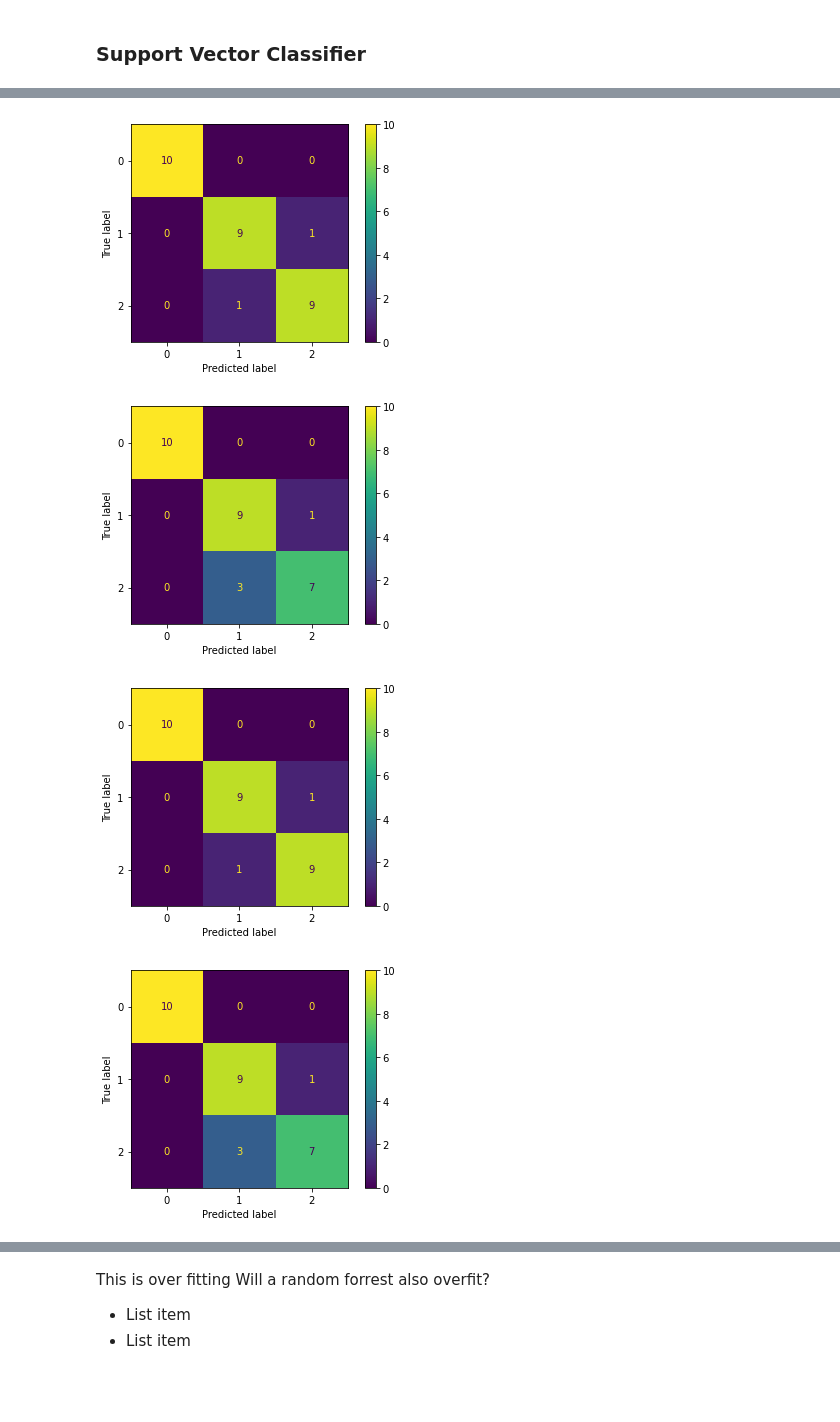
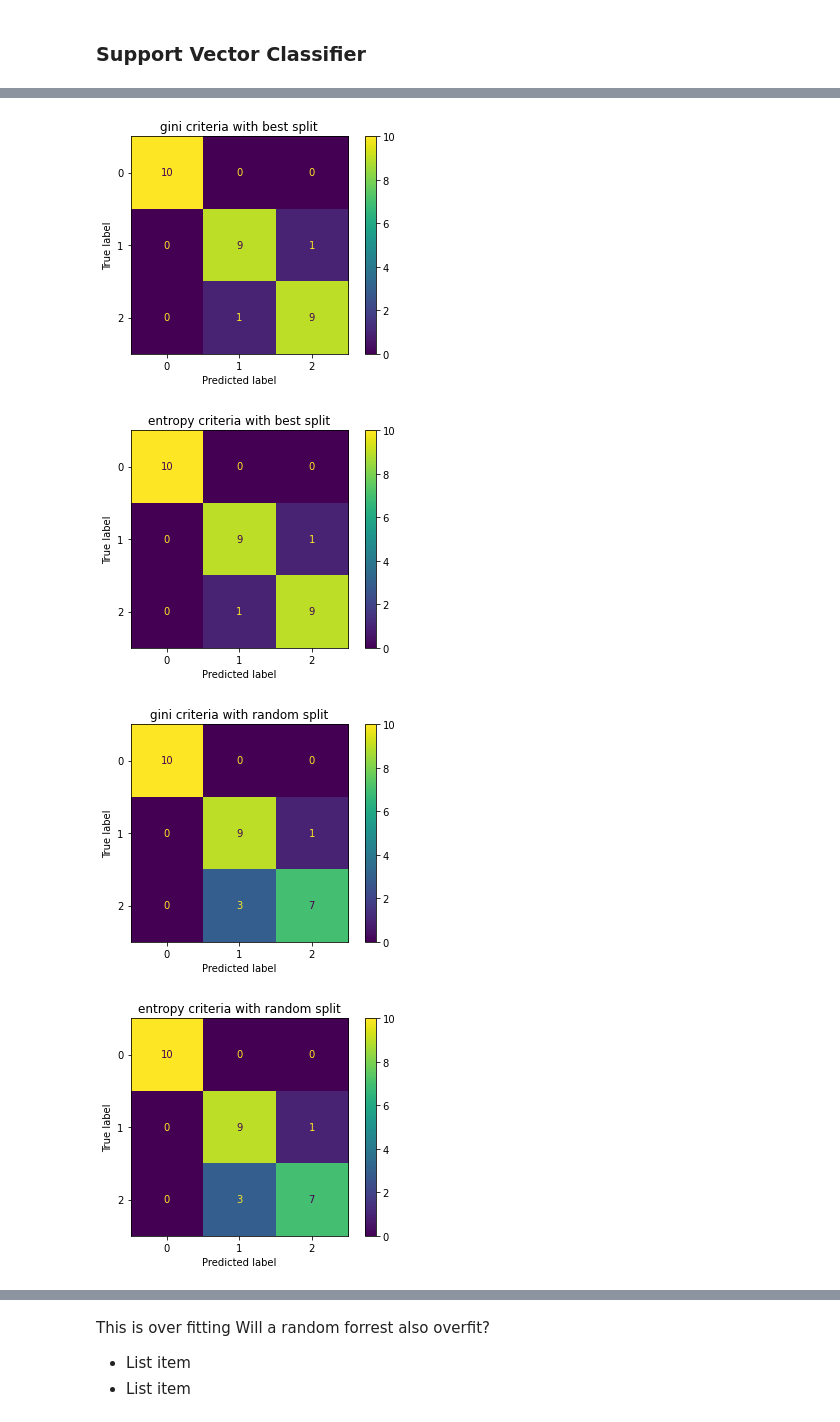
Before and after one commit to RK22000/ICE-Iris_Classification_Experiment, a Jupyter notebook: ICE_(Iris_Classification_Experiment).ipynb, the cells around one changed output, grey strips where cells are left out. Saved outputs shown, nothing was run; the diff lists cells and outputs as text; code cells hidden in the pictures; blank space fills up the shorter version.

```diff
--- a/ICE_(Iris_Classification_Experiment).ipynb
+++ b/ICE_(Iris_Classification_Experiment).ipynb
@@ -305,6 +306,6 @@ for kernel in kernels:
             labels=[0, 1, 2],
             display_labels=iris.target_names
         )
-        plt.title(f"{kernel} {shp}")
+        plt.title(f"{kernel} kernel {shp}")
 plt.show()
 # %% [output]
@@ -345,37 +346,38 @@ from sklearn.model_selection import cross_val_score
 
 # criterion{“gini”, “entropy”, “log_loss”},
 # splitter{“best”, “random”}
 crit = "gini, entropy".split(", ")
 splt = "best, random".split(", ")
 best_cv_clf = None
 best_cv_acc = 0
 title = ""
 ts_acc = [[],[]]
 cv_acc = [[],[]]
 cv_dev = [[], []]
 
-for cri in crit:
-    for i, sp in enumerate(splt):
+for sp in splt:
+    for i, cri in enumerate(crit):
         clf = tree.DecisionTreeClassifier(random_state=42, criterion=cri, splitter=sp)
         cv_score = cross_val_score(clf, train.x, train.y)
         cv_acc[i].append(cv_score.mean())
         cv_dev[i].append(cv_score.std())
         clf = clf.fit(train.x, train.y)
         ConfusionMatrixDisplay.from_estimator(clf, test.x, test.y)
+        plt.title(f"{cri} criteria with {sp} split")
         plt.show()
         ts_score = clf.score(test.x, test.y)
         ts_acc[i].append(ts_score)
         if cv_score.mean() > best_cv_acc:
             best_cv_clf = clf
             title = f"{cri} criteria with {sp} split"
 
 plt.figure(figsize=(13, 10))
 tree.plot_tree(best_cv_clf, feature_names=iris.feature_names, class_names=iris.target_names)
 plt.title(title)
 None
 # %% [output]
-[figure, old version]
+[figure, new version]
-[figure, old version]
+[figure, new version]
-[figure, old version]
+[figure, new version]
-[figure, old version]
+[figure, new version]
 [figure]
```
Also changed, not shown: parts of 15 cells of this notebook.
